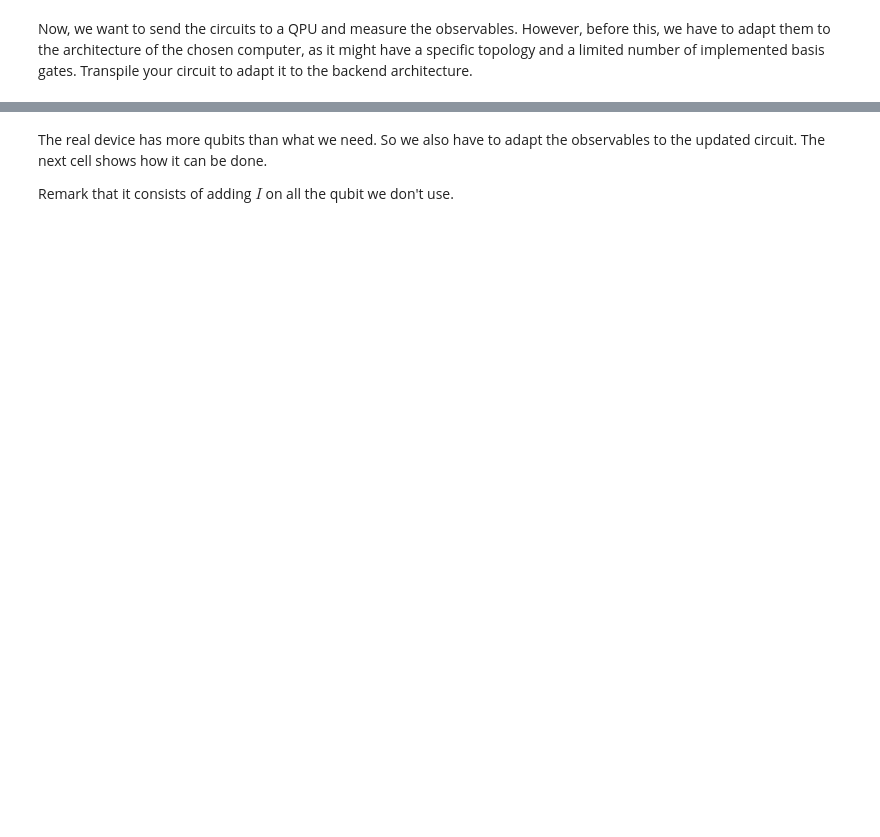
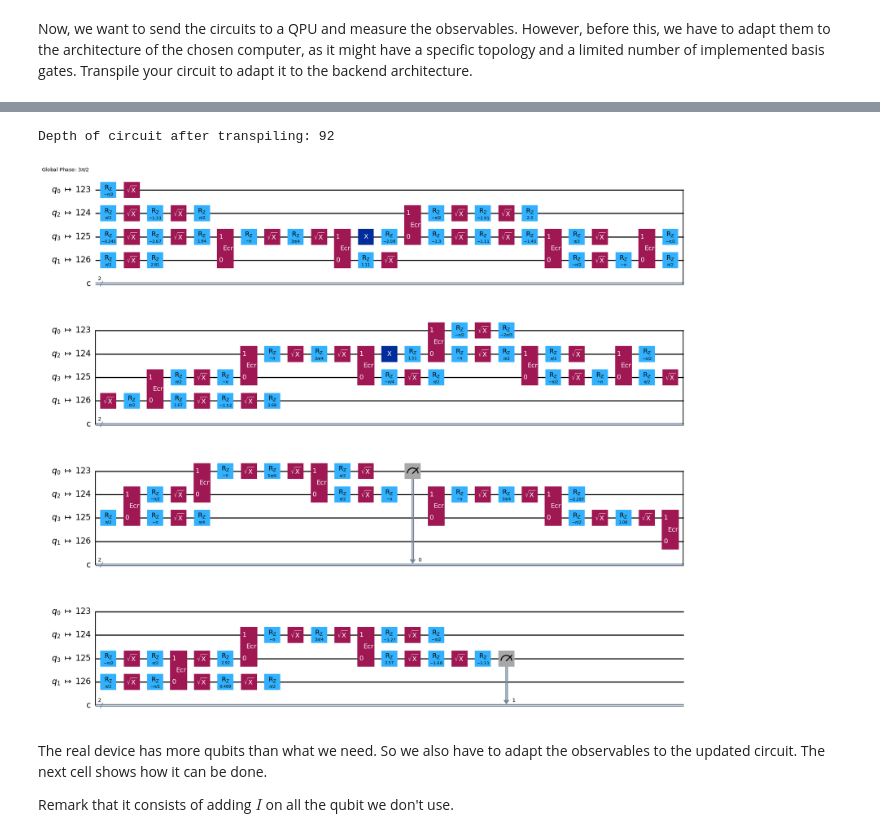
Before and after one commit to Gopal-Dahale/Intro_to_HHL, a Jupyter notebook: com-308-project_empty.ipynb, the cells around one changed output, grey strips where cells are left out. Drawn from its saved outputs; the diff is of its cells as text; code cells hidden in the pictures; blank space fills up the shorter version.

```diff
--- a/com-308-project_empty.ipynb
+++ b/com-308-project_empty.ipynb
@@ -618,18 +643,22 @@ Start by creating the circuit with the new $A$ and $b$ without the ancilla measu
 n = 1
 m = 2
 
-A = ...
-b = ...
+A = np.array([[13.0, 2 + 4j], [2 - 4j, 14]]) / 9
+b = np.array([1, 1j]) / np.sqrt(2)
+b = b / np.linalg.norm(b)
 
+final_circuit = hhl_circuit(A, b, n, m)
 
-final_circuit = ...
+output = qi.Statevector.from_instruction(final_circuit)
+output_state = output.data
 
-p = ...
+x, p_success = extract_x_and_p(output_state, n, m)
+p = p_success
 
 print("The probability of success is: ", p)
 
-expected_solution = ...
-
+expected_solution = np.linalg.solve(A, b)
+expected_solution = expected_solution / np.linalg.norm(expected_solution)
 
 print("The expected solution is:", expected_solution)
-display(final_circuit.decompose().draw(output="mpl",fold=-1))
+display(final_circuit.decompose().draw(output="mpl", fold=-1))
@@ -693,7 +767,14 @@ backend.configuration().basis_gates
 # %%
-transpiled_qc = ...
-print(f'Depth of circuit after transpiling: {transpiled_qc.depth()}')
-transpiled_qc.draw(output="mpl",idle_wires=False)
+final_circuit_with_measurements = get_hhl_circuit_with_meas(
+    final_circuit, n, m, [0, m + n]
+)
+
+transpiled_qc = transpile(final_circuit_with_measurements, backend=backend)
+print(f"Depth of circuit after transpiling: {transpiled_qc.depth()}")
+transpiled_qc.draw(output="mpl", idle_wires=False)
+# %% [output]
+Depth of circuit after transpiling: 92
+[figure, added]
 # %% [markdown]
 The real device has more qubits than what we need. So we also have to adapt the observables to the updated circuit. The next cell shows how it can be done.
 
```
Also changed, not shown: parts of 49 cells of this notebook.
